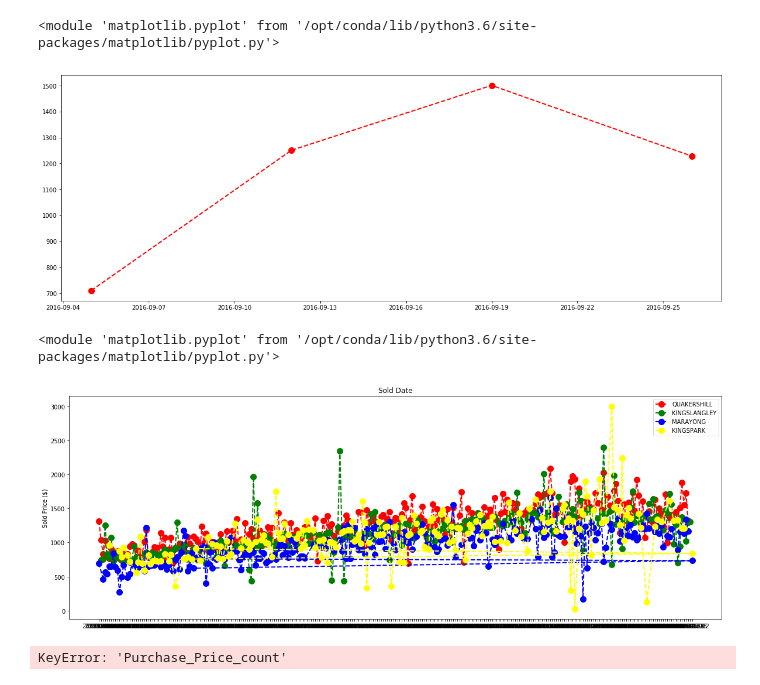
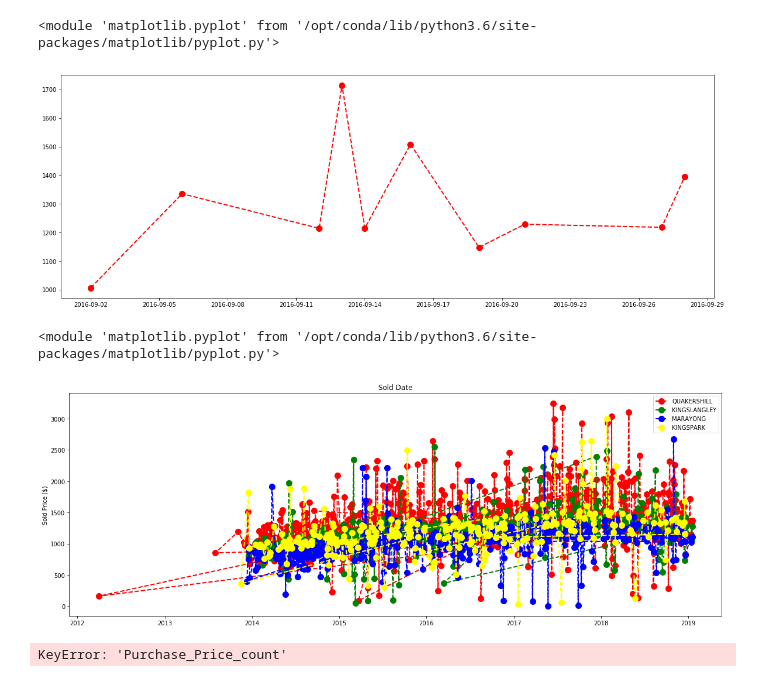
Before and after one commit to nsvram/property_research, a Jupyter notebook: NSW_Property_Sales/process_sales.ipynb, the cells around one changed output. Cells and saved outputs as stored; diff of their text form; code cells hidden in the pictures.

```diff
--- a/NSW_Property_Sales/process_sales.ipynb
+++ b/NSW_Property_Sales/process_sales.ipynb
@@ -13,7 +13,8 @@ import datetime
 import time
 from datetime import datetime
 # %%
-filepaths = ['../data/sales/sales_2018_data_mart.csv',
+filepaths = ['../data/sales/sales_2019_data_mart.csv',
+             '../data/sales/sales_2018_data_mart.csv',
              '../data/sales/sales_2017_data_mart.csv',
              '../data/sales/sales_2016_data_mart.csv',
              '../data/sales/sales_2015_data_mart.csv',
@@ -119,11 +124,11 @@ df_time_ser_price[(df_time_ser_price.Property_Locality=="QUAKERSHILL") &
 # %%
 plt.figure(figsize=(20,7))
 my_df = df_time_ser_price[(df_time_ser_price.Property_Locality=="QUAKERSHILL") &
-                          (df_time_ser_price.Download_Date < "2016-09-30") &
-                          (df_time_ser_price.Download_Date > "2016-09-01")
+                          (df_time_ser_price.Settlement_Date_f < "2016-09-30") &
+                          (df_time_ser_price.Settlement_Date_f > "2016-09-01")
                          ]
 
-plt.plot_date(x = my_df["Download_Date"],
+plt.plot_date(x = my_df["Settlement_Date_f"],
          y= my_df['Property_Price_Sq_Meter_mean'],
          color='red',
          marker='o',
@@ -135,37 +140,37 @@ plt.plot_date(x = my_df["Download_Date"],
 plt
 # %% [output]
 <module 'matplotlib.pyplot' from '/opt/conda/lib/python3.6/site-packages/matplotlib/pyplot.py'>
-[figure, old version]
+[figure, new version]
 # %%
 plt.figure(figsize=(20,7))
-plt.plot(df_time_ser_price[(df_time_ser_price.Property_Locality=="QUAKERSHILL")]["Download_Date"],
+plt.plot(df_time_ser_price[(df_time_ser_price.Property_Locality=="QUAKERSHILL")]["Settlement_Date_f"],
          df_time_ser_price[(df_time_ser_price.Property_Locality=="QUAKERSHILL")]['Property_Price_Sq_Meter_mean'],
          color='red', marker='o', linestyle='dashed', linewidth=2, markersize=10,
          label = 'QUAKERSHILL')
-plt.plot(df_time_ser_price[(df_time_ser_price.Property_Locality=="KINGSLANGLEY")]["Download_Date"],
+plt.plot(df_time_ser_price[(df_time_ser_price.Property_Locality=="KINGSLANGLEY")]["Settlement_Date_f"],
          df_time_ser_price[(df_time_ser_price.Property_Locality=="KINGSLANGLEY")]['Property_Price_Sq_Meter_mean'],
          color='green', marker='o', linestyle='dashed', linewidth=2, markersize=10,
          label = 'KINGSLANGLEY')
-plt.plot(df_time_ser_price[(df_time_ser_price.Property_Locality=="MARAYONG")]["Download_Date"],
+plt.plot(df_time_ser_price[(df_time_ser_price.Property_Locality=="MARAYONG")]["Settlement_Date_f"],
          df_time_ser_price[(df_time_ser_price.Property_Locality=="MARAYONG")]['Property_Price_Sq_Meter_mean'],
          color='Blue', marker='o', linestyle='dashed', linewidth=2, markersize=10,
          label = 'MARAYONG')
-plt.plot(df_time_ser_price[(df_time_ser_price.Property_Locality=="KINGSPARK")]["Download_Date"],
+plt.plot(df_time_ser_price[(df_time_ser_price.Property_Locality=="KINGSPARK")]["Settlement_Date_f"],
          df_time_ser_price[(df_time_ser_price.Property_Locality=="KINGSPARK")]['Property_Price_Sq_Meter_mean'],
          color='Yellow', marker='o', linestyle='dashed', linewidth=2, markersize=10,
          label = 'KINGSPARK')
 
 
 
 
 
 plt.ylabel('Sold Price ($)')
 plt.title('Sold Date')
 plt.legend();
 plt
 # %% [output]
 <module 'matplotlib.pyplot' from '/opt/conda/lib/python3.6/site-packages/matplotlib/pyplot.py'>
-[figure, old version]
+[figure, new version]
 # %%
 plt.figure(figsize=(20,7))
 plt.plot(df_time_ser_price[(df_time_ser_price.Property_Locality=="QUAKERSHILL")]["Download_Date"],
```
Also changed, not shown: parts of 6 cells of this notebook, 1 other file.
